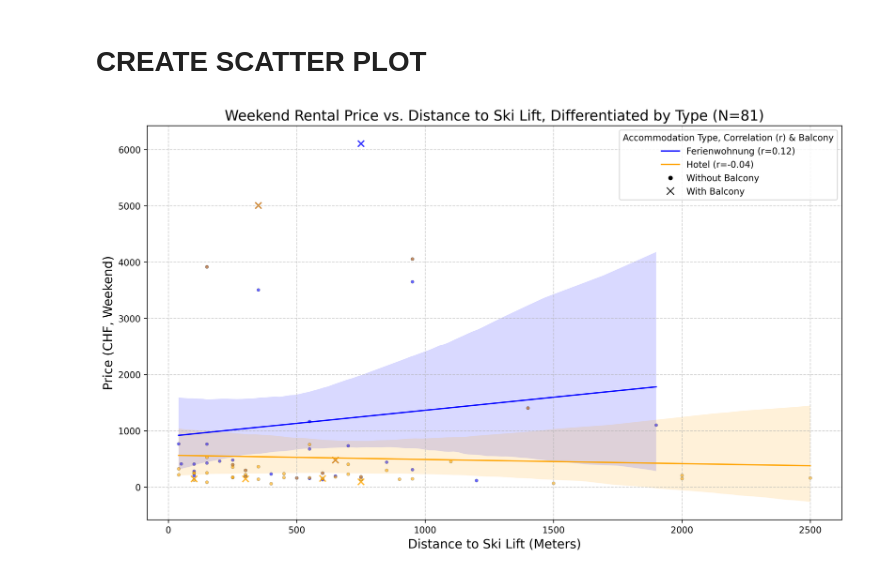
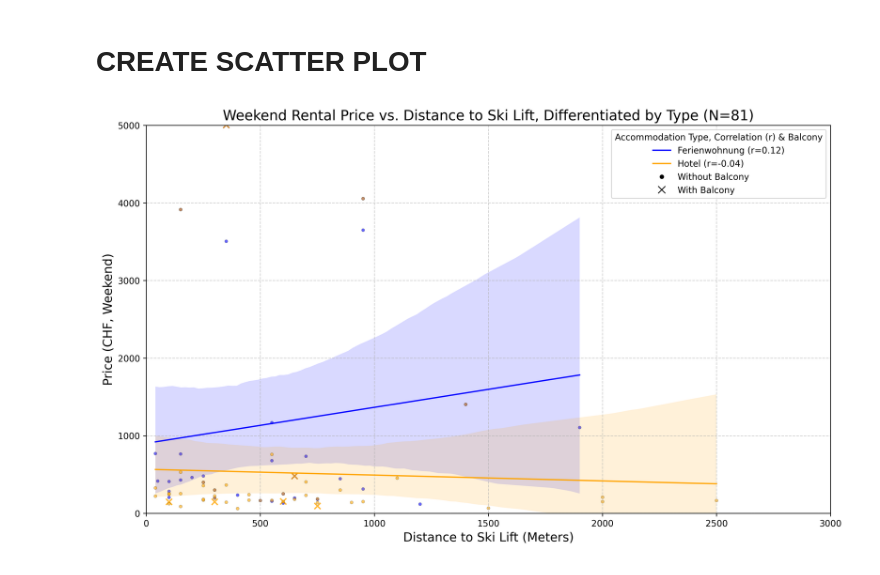
Before and after one commit to NadineLan/NLA_project_template_arm, a Jupyter notebook: 1.1 Scatter Plot - Price vs. Distance Ski Lift.ipynb, the cells around one changed output. Cells and saved outputs as stored; diff of their text form; code cells hidden in the pictures.

```diff
--- a/1.1 Scatter Plot - Price vs. Distance Ski Lift.ipynb
+++ b/1.1 Scatter Plot - Price vs. Distance Ski Lift.ipynb
@@ -6,8 +6,5 @@ from scipy.stats import pearsonr
 # %% [markdown]
 # LOAD DATA
 # %%
-FILE_PATH = "Davos_combined_cleaned.csv"
-ACCOMMODATION_TYPES = ['ferienwohnung', 'hotel']
-TYPE_COLORS = {'ferienwohnung': 'blue', 'hotel': 'orange'}
-DPI_SETTING = 300
-FIGURE_SIZE = (14, 8)
+df = pd.read_csv("Davos_combined_cleaned.csv")
+print("Daten erfolgreich geladen.")
@@ -33,6 +32,9 @@ plt.figure(figsize=(14, 8), dpi=300)
 for accommodation_type in unique_types:
     subset = df_analysis[df_analysis['type'] == accommodation_type]
     color = type_colors.get(accommodation_type, 'gray')
+
+    plt.xlim(0, 3000)               # Set x-axis limits
+    plt.ylim(0, 5000)               # Set y-axis limits
 
     #Calculate Pearson's r for the label
     r_val, p_value = pearsonr(subset['distance_skilift_meters'], subset['price'])
@@ -67,31 +69,31 @@ for accommodation_type in unique_types:
     # 2. Without Balcony (Marker: '.')
     subset_without_balcony = subset[subset['has_balkon'] == False]
 
     plt.scatter(
             subset_without_balcony['distance_skilift_meters'],
             subset_without_balcony['price'],
             marker='.',             # Marker for not having a balcony
             s=50,                   # Size of the marker
             edgecolor='black',      # Black border for contrast
                 linewidth=0.2,      # Thin border for better visibility
             color=color,            # Color based on accommodation type
             alpha=0.6               # Slightly more transparent
         )
 
 plt.title(f"Weekend Rental Price vs. Distance to Ski Lift, Differentiated by Type (N={num_rows})",  fontsize=16)
 plt.xlabel("Distance to Ski Lift (Meters)", fontsize=14)
 plt.ylabel("Price (CHF, Weekend)", fontsize=14)
 plt.legend(title='Accommodation Type & Correlation (r)')
 plt.grid(True, linestyle='--', alpha=0.6)
 
 # LEGEND ADJUSTMENT
 handles, labels = plt.gca().get_legend_handles_labels()
 proxy_x = plt.Line2D([0], [0], linestyle='None', marker='x', markersize=8, color='black')
 proxy_dot = plt.Line2D([0], [0], linestyle='None', marker='.', markersize=8, color='black')
 handles.extend([proxy_dot, proxy_x])
 labels.extend(['Without Balcony', 'With Balcony'])
 plt.legend(handles, labels, title='Accommodation Type, Correlation (r) & Balcony')
 
 plt.show()
 # %% [output]
-[figure, old version]
+[figure, new version]
```
Also changed, not shown: parts of 1 cell of this notebook, 1 other file.
